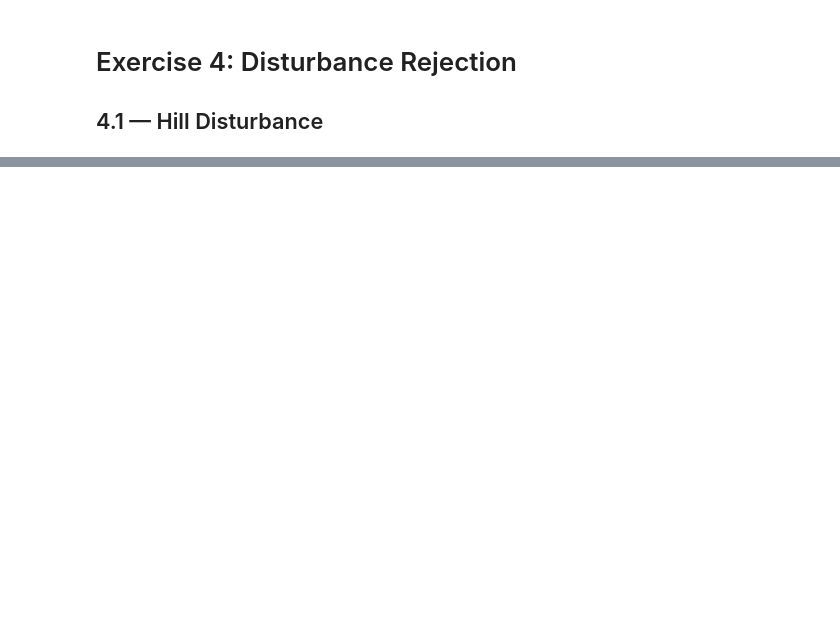
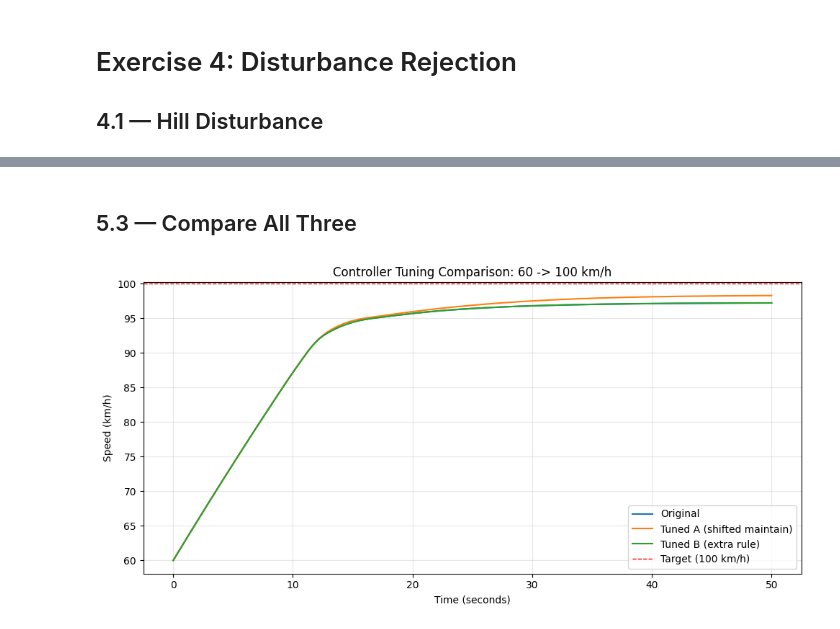
Before and after one commit to KarolisBz/ARTIFICIAL-INTELLIGENCE-LABS, a Jupyter notebook: Lab6/lab6.ipynb, the cells around one changed output, grey strips where cells are left out. Drawn from its saved outputs; the diff is of its cells as text; code cells hidden in the pictures; blank space fills up the shorter version.

```diff
--- a/Lab6/lab6.ipynb
+++ b/Lab6/lab6.ipynb
@@ -433,0 +657,16 @@ Max overshoot:      -2.80 km/h
+# %% [markdown]
+## 5.3 — Compare All Three
+# %%
+# Overlay comparison using plot_comparison()
+plot_comparison(
+    result['times'],
+    {
+        'Original': result['speeds'],
+        'Tuned A (shifted maintain)': result_a['speeds'],
+        'Tuned B (extra rule)': result_b['speeds'],
+    },
+    target=100,
+    title='Controller Tuning Comparison: 60 -> 100 km/h'
+)
+# %% [output]
+[figure, added]
```
Also changed, not shown: parts of 10 cells of this notebook.
